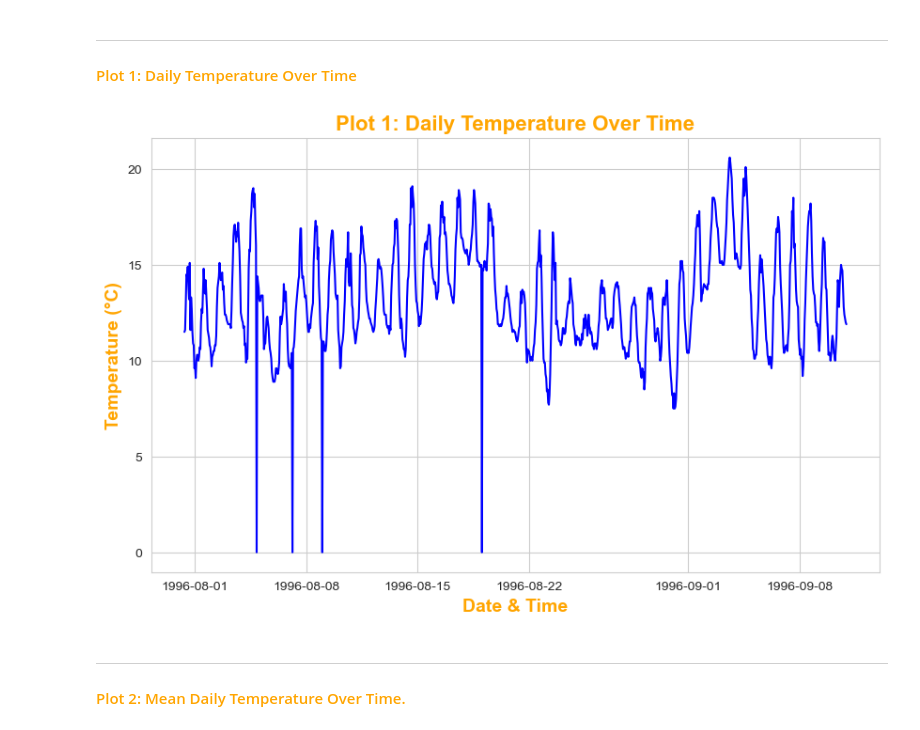
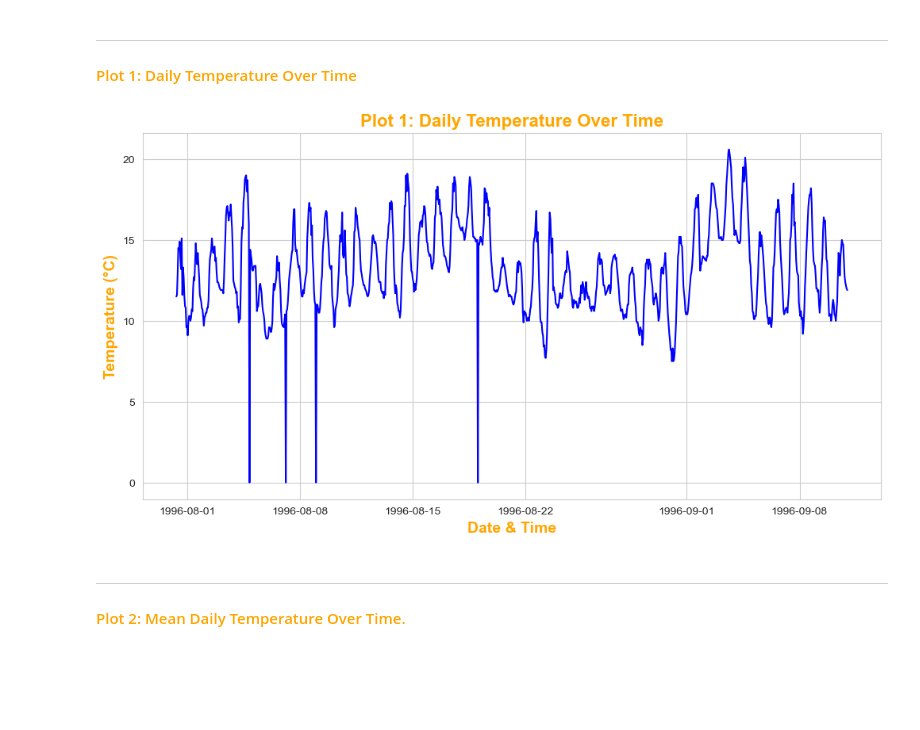
Before and after one commit to Laura6826/PFDA-assignments, a Jupyter notebook: assignment06/assignment_6_weather.ipynb, the cells around one changed output. Saved outputs shown, nothing was run; the diff lists cells and outputs as text; code cells hidden in the pictures; blank space fills up the shorter version.

Commit message:
Saving plots

```diff
--- a/assignment06/assignment_6_weather.ipynb
+++ b/assignment06/assignment_6_weather.ipynb
@@ -91,19 +72,20 @@ print(df_dropped.head())
 # %%
 # Set the style of the plot
 sns.set_style("whitegrid")
 
 # Create a line plot
-plt.figure(figsize=(10, 6))
+plt.figure(figsize=(12, 6))
 # The code was timng out when plotting the entire dataset, so I have limited to the first 1000 rows.
 sns.lineplot(data=df_dropped.iloc[1:1001], x='date_time', y='temp', color='blue')
 
 # Add titles and labels, fontweight='bold'
 plt.title('Plot 1: Daily Temperature Over Time', fontsize=16, fontweight='bold', color='orange')
 plt.xlabel('Date & Time', fontsize=14, fontweight='bold', color='orange')
 plt.ylabel('Temperature (°C)', fontsize=14, fontweight='bold', color='orange')
+plt.savefig('Assignment06_Plot 1: Daily Temperature Over Time.png')
 plt.show()
 # %% [output]
-[figure, old version]
+[figure, new version]
 # %% [markdown]
 ***
 #### <span style="color:orange"> Plot 2: Mean Daily Temperature Over Time. <span>
```
Also changed, not shown: parts of 14 cells of this notebook, 5 other files.
